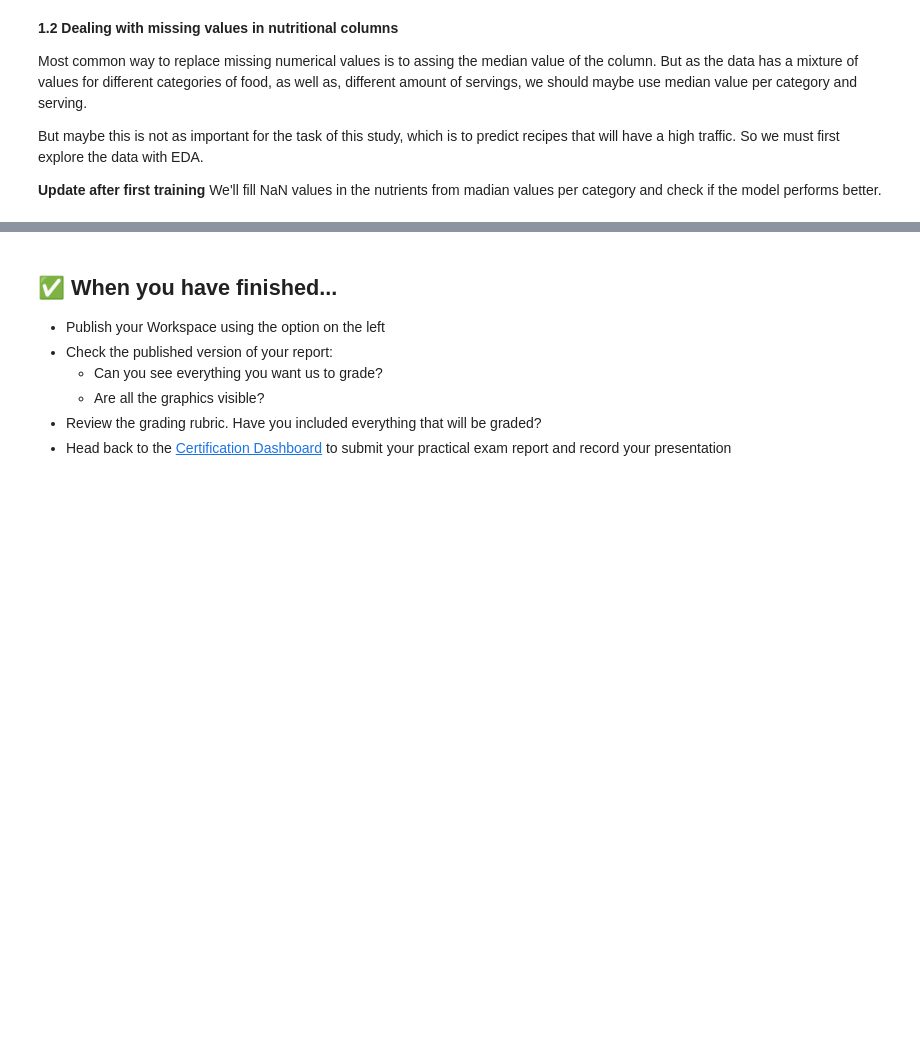
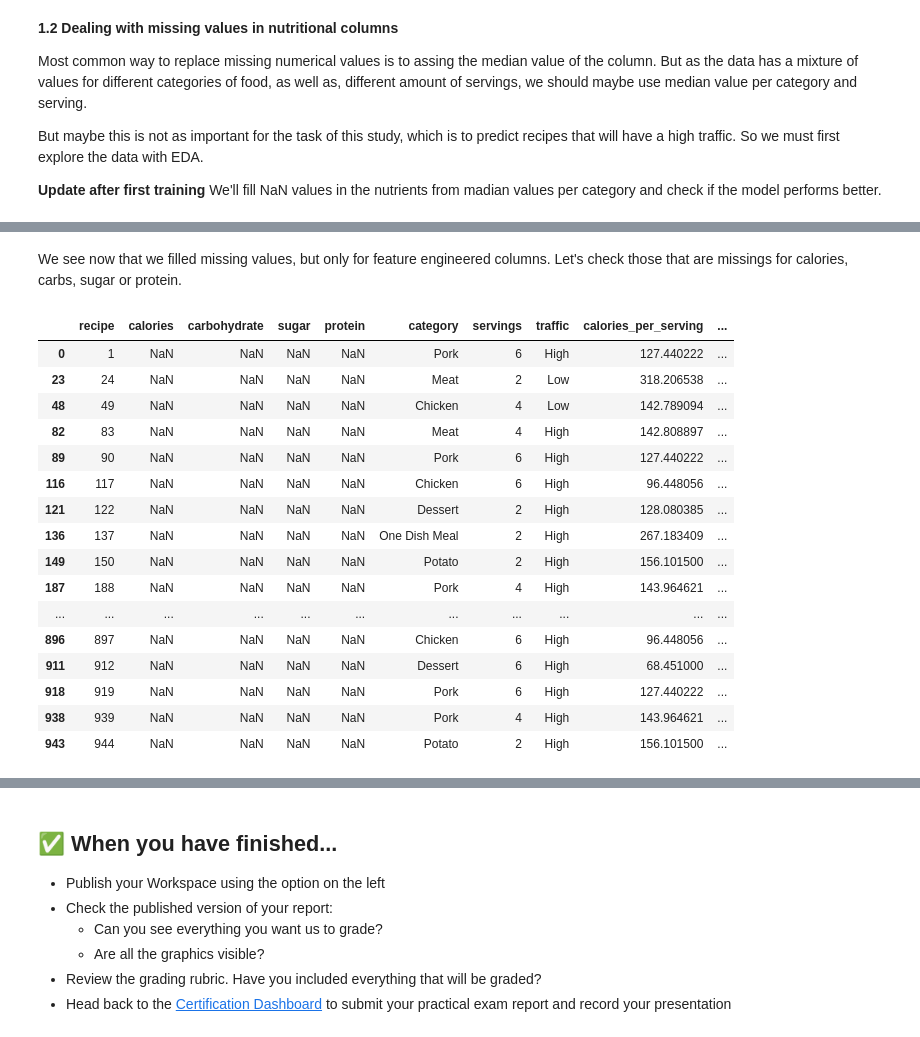
Before and after one commit to realivanivani/Recipe-Site-Traffic-Predictor, a Jupyter notebook: notebook_second_version.ipynb, the cells around one changed output, grey strips where cells are left out. Cells and saved outputs as stored; diff of their text form; code cells hidden in the pictures; blank space fills up the shorter version.

```diff
--- a/notebook_second_version.ipynb
+++ b/notebook_second_version.ipynb
@@ -218,7 +218,7 @@ df['sugar_per_serving'] = df['sugar'] / df['servings']
 df['carbohydrate_per_serving'] = df['carbohydrate'] / df['servings']
 # %%
 # Fill NaN values in 'calories', 'protein', 'sugar', 'carbohydrate' columns with the mean value for each per serving category
-df['calories'] = df.groupby('category')[['calories_per_serving','servings']].transform(lambda x,y: x.fillna(x.mean()*y))
-df['protein'] = df.groupby('category')['protein_per_serving'].transform(lambda x: x.fillna(x.mean()))
-df['sugar'] = df.groupby('category')['sugar_per_serving'].transform(lambda x: x.fillna(x.mean()))
-df['carbohydrate'] = df.groupby('category')['carbohydrate_per_serving'].transform(lambda x: x.fillna(x.mean()))
+df['calories_per_serving'] = df.groupby(['category','servings'])[['calories_per_serving']].transform(lambda x: x.fillna(x.mean()))
+df['protein_per_serving'] = df.groupby(['category','servings'])['protein_per_serving'].transform(lambda x: x.fillna(x.mean()))
+df['sugar_per_serving'] = df.groupby(['category','servings'])['sugar_per_serving'].transform(lambda x: x.fillna(x.mean()))
+df['carbohydrate_per_serving'] = df.groupby(['category','servings'])['carbohydrate_per_serving'].transform(lambda x: x.fillna(x.mean()))
@@ -226,0 +242,23 @@ TypeError: Transform function invalid for data types
+# %% [markdown]
+We see now that we filled missing values, but only for feature engineered columns. Let's check those that are missings for calories, carbs, sugar or protein.
+# %%
+# Let's check those values that are missing
+df[df.sugar.isnull()]
+# %% [output]
+|  | recipe | calories | carbohydrate | sugar | protein | category | servings | traffic | calories_per_serving | ... |
+| 0 | 1 | NaN | NaN | NaN | NaN | Pork | 6 | High | 127.440222 | ... |
+| 23 | 24 | NaN | NaN | NaN | NaN | Meat | 2 | Low | 318.206538 | ... |
+| 48 | 49 | NaN | NaN | NaN | NaN | Chicken | 4 | Low | 142.789094 | ... |
+| 82 | 83 | NaN | NaN | NaN | NaN | Meat | 4 | High | 142.808897 | ... |
+| 89 | 90 | NaN | NaN | NaN | NaN | Pork | 6 | High | 127.440222 | ... |
+| 116 | 117 | NaN | NaN | NaN | NaN | Chicken | 6 | High | 96.448056 | ... |
+| 121 | 122 | NaN | NaN | NaN | NaN | Dessert | 2 | High | 128.080385 | ... |
+| 136 | 137 | NaN | NaN | NaN | NaN | One Dish Meal | 2 | High | 267.183409 | ... |
+| 149 | 150 | NaN | NaN | NaN | NaN | Potato | 2 | High | 156.101500 | ... |
+| 187 | 188 | NaN | NaN | NaN | NaN | Pork | 4 | High | 143.964621 | ... |
+| ... | ... | ... | ... | ... | ... | ... | ... | ... | ... | ... |
+| 896 | 897 | NaN | NaN | NaN | NaN | Chicken | 6 | High | 96.448056 | ... |
+| 911 | 912 | NaN | NaN | NaN | NaN | Dessert | 6 | High | 68.451000 | ... |
+| 918 | 919 | NaN | NaN | NaN | NaN | Pork | 6 | High | 127.440222 | ... |
+| 938 | 939 | NaN | NaN | NaN | NaN | Pork | 4 | High | 143.964621 | ... |
+| 943 | 944 | NaN | NaN | NaN | NaN | Potato | 2 | High | 156.101500 | ... |
```
Also changed, not shown: parts of 3 cells of this notebook.
